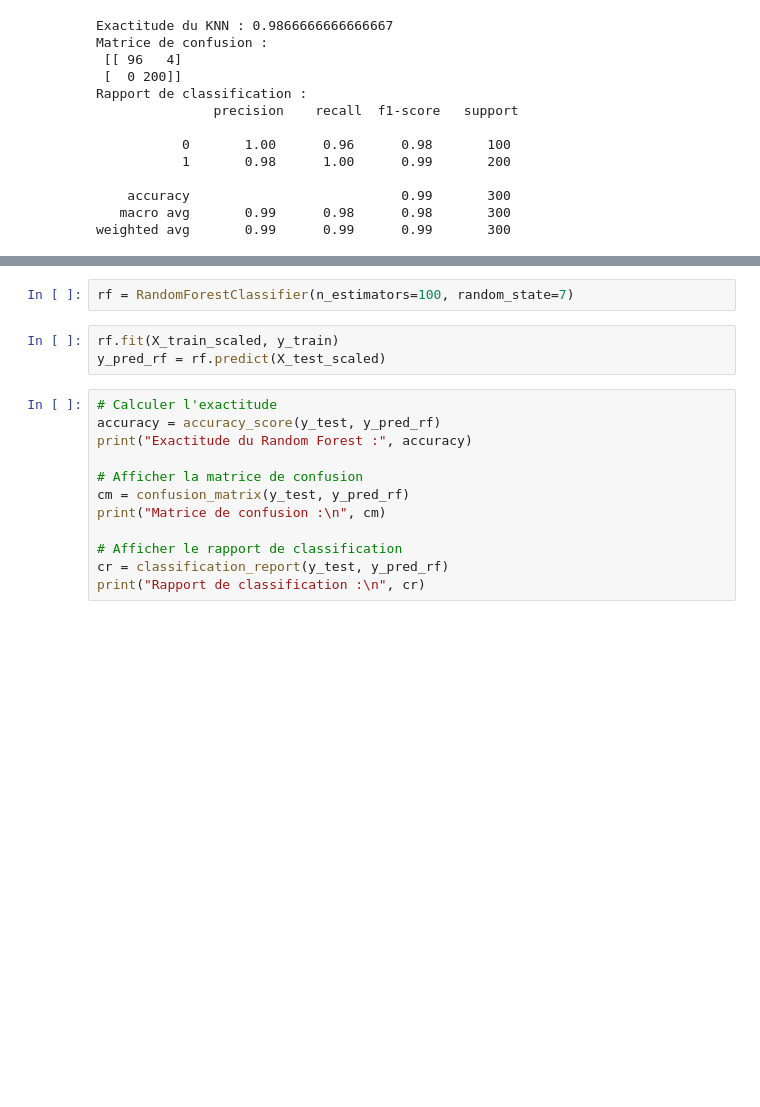
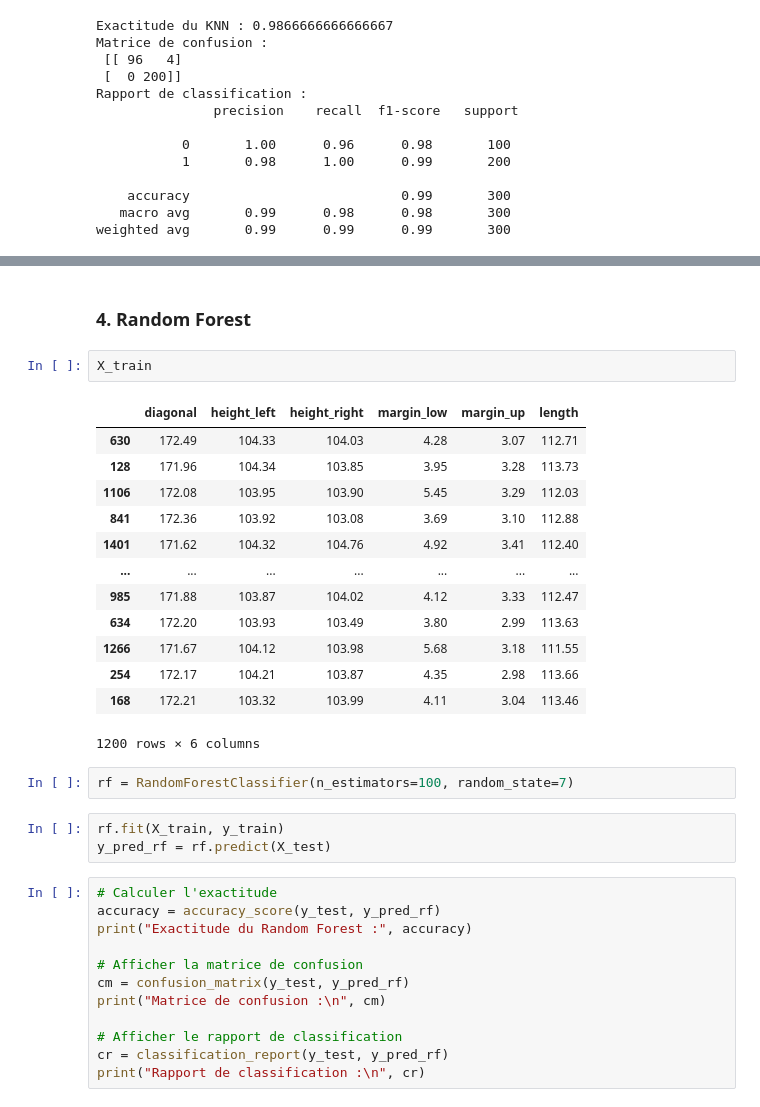
Before and after one commit to obenmaha/App-d-tection-faux-billet, a Jupyter notebook: Analyse notebook with all data.ipynb, the cells around one changed output, grey strips where cells are left out. Saved outputs shown, nothing was run; the diff lists cells and outputs as text; blank space fills up the shorter version.

```diff
--- a/Analyse notebook with all data.ipynb
+++ b/Analyse notebook with all data.ipynb
@@ -651,8 +651,26 @@ Random Forest
+# %% [markdown]
+### 4. Random Forest
+# %%
+X_train
+# %% [output]
+|  | diagonal | height_left | height_right | margin_low | margin_up | length |
+| 630 | 172.49 | 104.33 | 104.03 | 4.28 | 3.07 | 112.71 |
+| 128 | 171.96 | 104.34 | 103.85 | 3.95 | 3.28 | 113.73 |
+| 1106 | 172.08 | 103.95 | 103.90 | 5.45 | 3.29 | 112.03 |
+| 841 | 172.36 | 103.92 | 103.08 | 3.69 | 3.10 | 112.88 |
+| 1401 | 171.62 | 104.32 | 104.76 | 4.92 | 3.41 | 112.40 |
+| ... | ... | ... | ... | ... | ... | ... |
+| 985 | 171.88 | 103.87 | 104.02 | 4.12 | 3.33 | 112.47 |
+| 634 | 172.20 | 103.93 | 103.49 | 3.80 | 2.99 | 113.63 |
+| 1266 | 171.67 | 104.12 | 103.98 | 5.68 | 3.18 | 111.55 |
+| 254 | 172.17 | 104.21 | 103.87 | 4.35 | 2.98 | 113.66 |
+| 168 | 172.21 | 103.32 | 103.99 | 4.11 | 3.04 | 113.46 |
+1200 rows × 6 columns
 # %%
 rf = RandomForestClassifier(n_estimators=100, random_state=7)
 # %%
-rf.fit(X_train_scaled, y_train)
-y_pred_rf = rf.predict(X_test_scaled)
+rf.fit(X_train, y_train)
+y_pred_rf = rf.predict(X_test)
 # %%
 # Calculer l'exactitude
 accuracy = accuracy_score(y_test, y_pred_rf)
```
Also changed, not shown: parts of 73 cells of this notebook, 3 other files.
